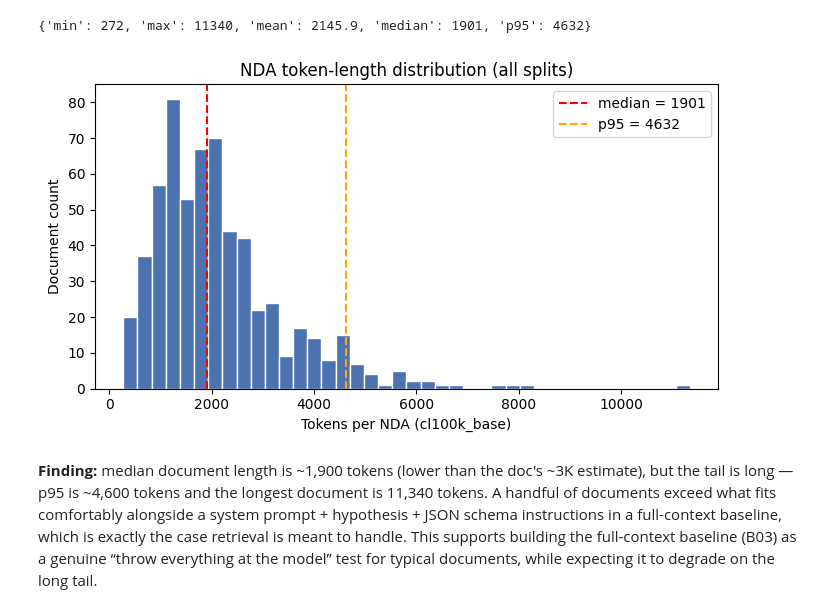
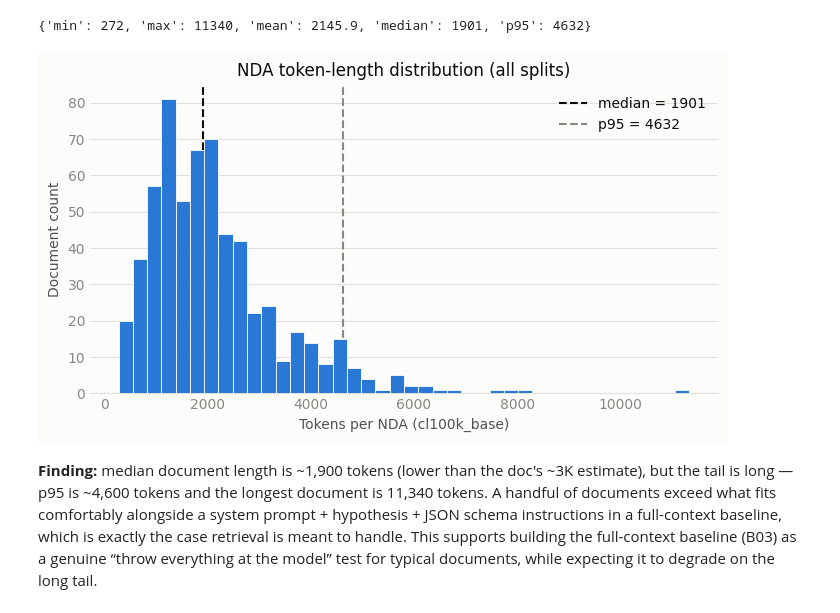
Before and after one commit to AsmithaUbaid/ndatrace, a Jupyter notebook: notebooks/01_data_validation.ipynb, the cells around one changed output. Cells and saved outputs as stored; diff of their text form; code cells hidden in the pictures.

```diff
--- a/notebooks/01_data_validation.ipynb
+++ b/notebooks/01_data_validation.ipynb
@@ -145,24 +156,27 @@ a07["overall"]
 # %%
 import tiktoken
 
 encoding = tiktoken.get_encoding("cl100k_base")
 all_lengths = []
 for ds in splits.values():
     all_lengths.extend(len(encoding.encode(doc.text)) for doc in ds.documents)
 
 fig, ax = plt.subplots(figsize=(7, 4))
-ax.hist(all_lengths, bins=40, color="#4C72B0", edgecolor="white")
-ax.axvline(a07["overall"]["median"], color="red", linestyle="--", label=f'median = {a07["overall"]["median"]}')
-ax.axvline(a07["overall"]["p95"], color="orange", linestyle="--", label=f'p95 = {a07["overall"]["p95"]}')
+ax.hist(all_lengths, bins=40, color=SEQUENTIAL_HUE, edgecolor=SURFACE, linewidth=0.6, zorder=3)
+ax.axvline(a07["overall"]["median"], color=INK_PRIMARY, linestyle="--", linewidth=1.5,
+           label=f'median = {a07["overall"]["median"]}')
+ax.axvline(a07["overall"]["p95"], color=INK_MUTED, linestyle="--", linewidth=1.5,
+           label=f'p95 = {a07["overall"]["p95"]}')
 ax.set_xlabel("Tokens per NDA (cl100k_base)")
 ax.set_ylabel("Document count")
 ax.set_title("NDA token-length distribution (all splits)")
-ax.legend()
+style_axes(ax)
+ax.legend(loc="upper right")
 plt.tight_layout()
-plt.savefig("results/comparisons/token_length_distribution.png", dpi=120)
+plt.savefig("results/comparisons/token_length_distribution.png", **savefig_kwargs())
 plt.show()
 # %% [output]
-[figure, old version]
+[figure, new version]
 # %% [markdown]
 **Finding:** median document length is ~1,900 tokens (lower than the doc's ~3K estimate), but the tail is long — p95 is ~4,600 tokens and the longest document is 11,340 tokens. A handful of documents exceed what fits comfortably alongside a system prompt + hypothesis + JSON schema instructions in a full-context baseline, which is exactly the case retrieval is meant to handle. This supports building the full-context baseline (B03) as a genuine “throw everything at the model” test for typical documents, while expecting it to degrade on the long tail.
 # %% [markdown]
```
Also changed, not shown: parts of 3 cells of this notebook, 3 other files.
